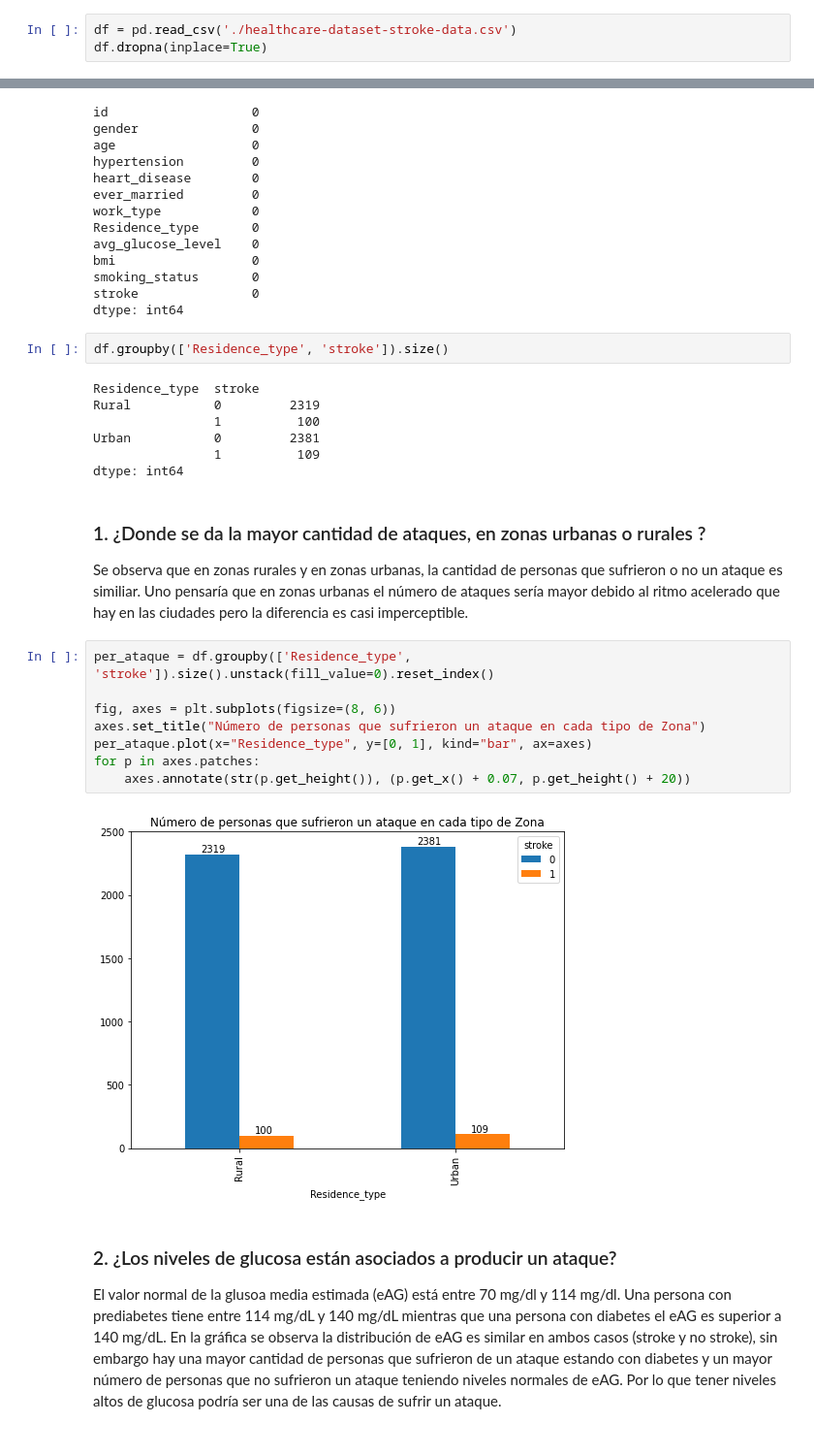
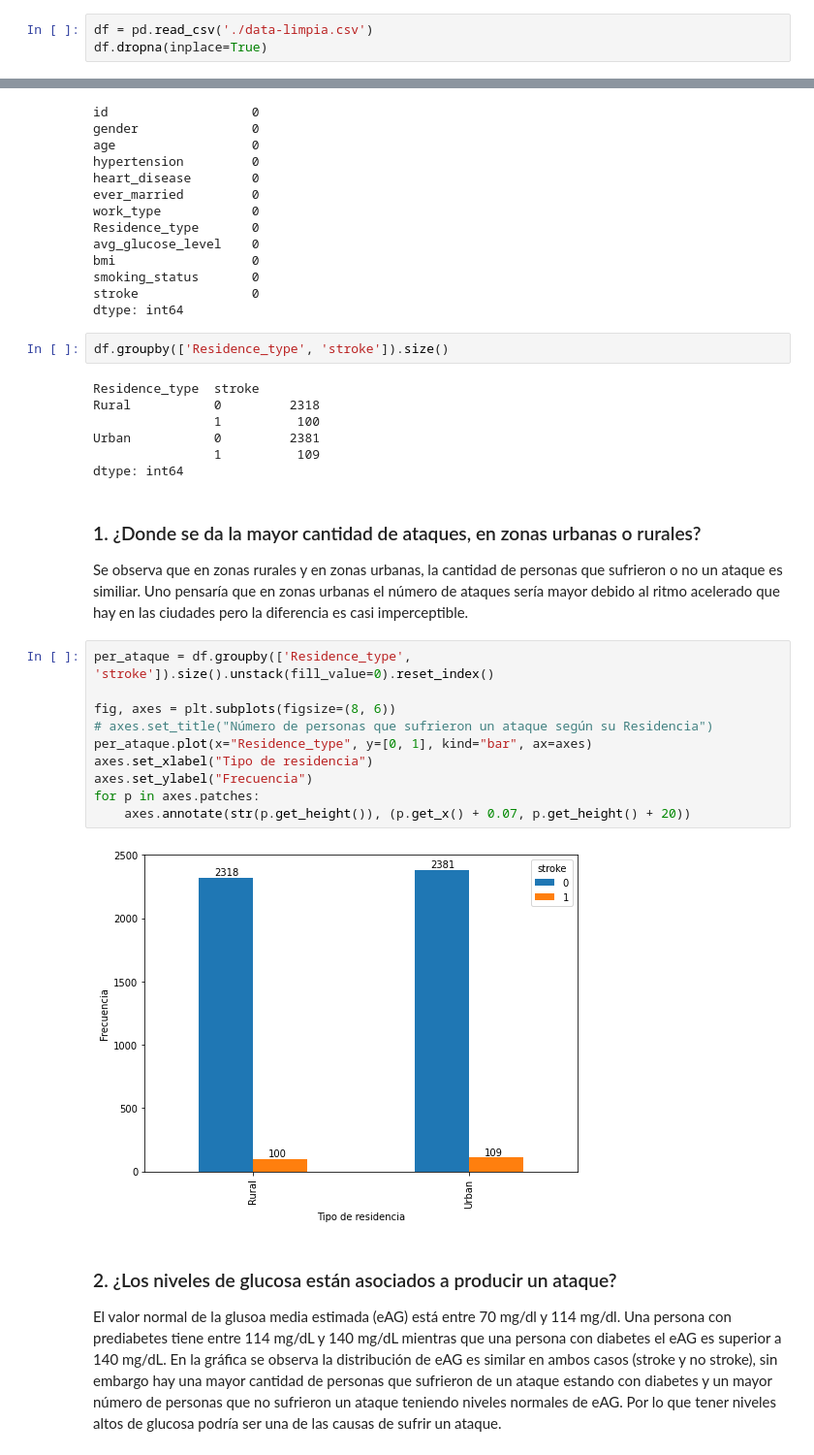
Before and after one commit to jbardalesr/macrodata-projects, a Jupyter notebook: Laboratorio2/Consultas_Jordi.ipynb, the cells around one changed output, grey strips where cells are left out. Shown at 97% size. Drawn from its saved outputs; the diff is of its cells as text.

```diff
--- a/Laboratorio2/Consultas_Jordi.ipynb
+++ b/Laboratorio2/Consultas_Jordi.ipynb
@@ -8,7 +8,7 @@ import warnings
 
 warnings.filterwarnings("ignore")
 # %%
-df = pd.read_csv('./healthcare-dataset-stroke-data.csv')
+df = pd.read_csv('./data-limpia.csv')
 df.dropna(inplace=True)
 # %%
 df.isna().sum()
@@ -30,24 +30,26 @@ dtype: int64
 df.groupby(['Residence_type', 'stroke']).size()
 # %% [output]
 Residence_type  stroke
-Rural           0         2319
+Rural           0         2318
                 1          100
 Urban           0         2381
                 1          109
 dtype: int64
 # %% [markdown]
-### 1. ¿Donde se da la mayor cantidad de ataques, en zonas urbanas o rurales ?
+### 1. ¿Donde se da la mayor cantidad de ataques, en zonas urbanas o rurales?
 Se observa que en zonas rurales y en zonas urbanas, la cantidad de personas que sufrieron o no un ataque es similiar. Uno pensaría que en zonas urbanas el número de ataques sería mayor debido al ritmo acelerado que hay en las ciudades pero la diferencia es casi imperceptible.
 # %%
 per_ataque = df.groupby(['Residence_type', 'stroke']).size().unstack(fill_value=0).reset_index()
 
 fig, axes = plt.subplots(figsize=(8, 6))
-axes.set_title("Número de personas que sufrieron un ataque en cada tipo de Zona")
+# axes.set_title("Número de personas que sufrieron un ataque según su Residencia")
 per_ataque.plot(x="Residence_type", y=[0, 1], kind="bar", ax=axes)
+axes.set_xlabel("Tipo de residencia")
+axes.set_ylabel("Frecuencia")
 for p in axes.patches:
     axes.annotate(str(p.get_height()), (p.get_x() + 0.07, p.get_height() + 20))
 # %% [output]
-[figure, old version]
+[figure, new version]
 # %% [markdown]
 ### 2. ¿Los niveles de glucosa están asociados a producir un ataque?
 
```
Also changed, not shown: parts of 4 cells of this notebook.
